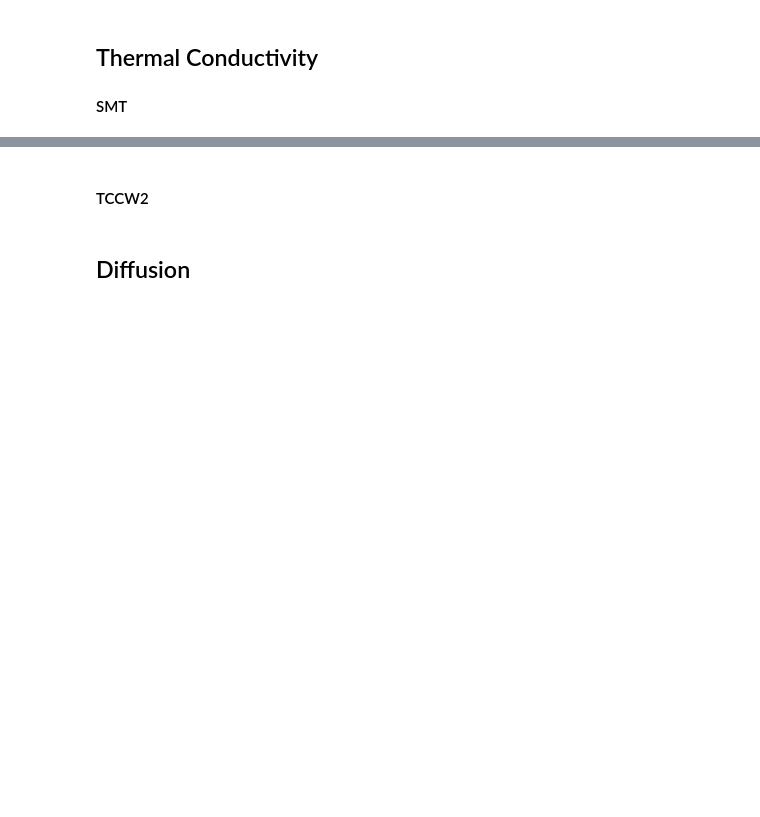
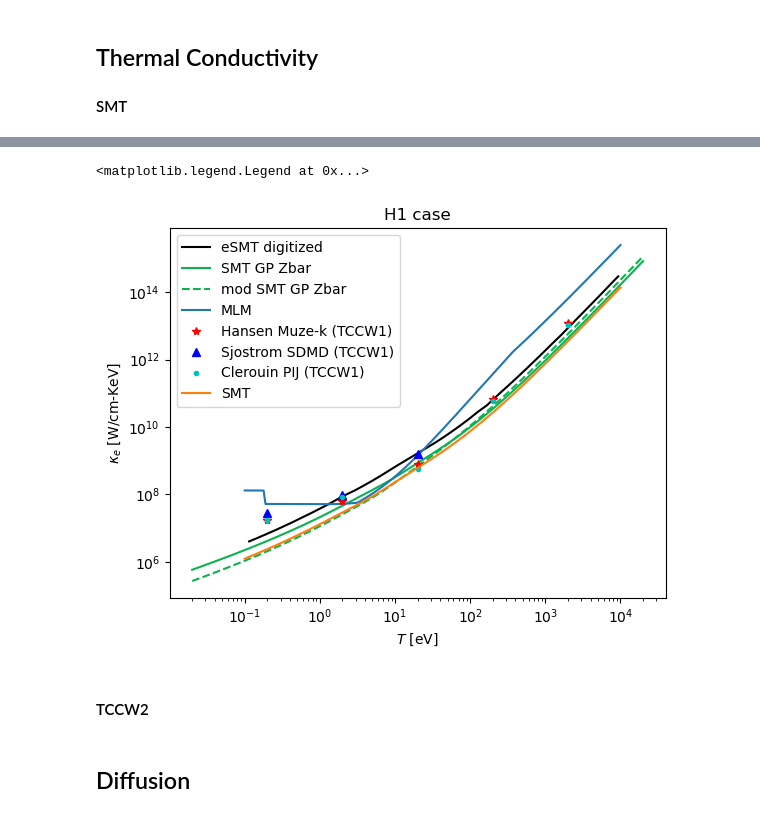
Before and after one commit to ZachAJohnson/SMT, a Jupyter notebook: examples/Example_1.ipynb, the cells around one changed output, grey strips where cells are left out. Saved outputs shown, nothing was run; the diff lists cells and outputs as text; code cells hidden in the pictures; blank space fills up the shorter version.

```diff
--- a/examples/Example_1.ipynb
+++ b/examples/Example_1.ipynb
@@ -195,3 +255,8 @@ ax.legend()
 #### SMT
 # %%
 κ_data_e3b = read_csv("Fig3b_eSMT_κ.txt", delim_whitespace=True, header=1)
+κ_data_GPZbar = read_csv("H_κe_GP_Zbar.txt", delim_whitespace=True, header=0)
+MLM_data = read_csv("MM_MLM_κe_H1.txt", delim_whitespace=True, header=1)
+TTCW1_Hansen_Muzek_data = read_csv("H_2i_Hansen_Muze-k.txt", delim_whitespace=True, header=1)
+TTCW1_Sjostrom_data = read_csv("H_2i_Sjostrom_SDMD.txt", delim_whitespace=True, header=1)
+TTCW1_Clerouin_PIJ_data = read_csv("H_2i_Clerouin_PIJ.txt", delim_whitespace=True, header=1)
@@ -198,18 +273,33 @@ ax.legend()
 # %%
 fig, ax = plt.subplots( facecolor='white')
 
+AU_to_ergpercmsK = AU_to_erg/(AU_to_cm*AU_to_s*AU_to_K)
+AU_to_WpercmKeV  = AU_to_J/AU_to_s / (AU_to_cm*AU_to_eV/1000)
+ergpercmsK_to_WpercmKeV = AU_to_WpercmKeV/AU_to_ergpercmsK
+
+colors=['#0AB34F', '#bf009f', '#00abc3', '#8e92c5', '#cc7014', '#e32851']
+
 # Plot digitized eSMT data
-ax.plot(κ_data_e3b['T[eV]'], κ_data_e3b['κ[erg/cm/s/K]'],'k-', label="eSMT data")
+ax.plot(κ_data_e3b['T[eV]'], κ_data_e3b['κ[erg/cm/s/K]']*ergpercmsK_to_WpercmKeV,'k-', label="eSMT digitized")
+ax.plot(κ_data_GPZbar['T[eV]'], κ_data_GPZbar['κe[W/(keVcm)](SMT)'],color=colors[0], label="SMT GP Zbar")
+ax.plot(κ_data_GPZbar['T[eV]'], κ_data_GPZbar['κe[W/(keVcm)](modSMT)'],color=colors[0],linestyle='--', label="mod SMT GP Zbar")
+ax.plot(MLM_data['T[eV]'], MLM_data['κe[W/cm-KeV]'], label="MLM")
+ax.plot(TTCW1_Hansen_Muzek_data['T[eV]'], TTCW1_Hansen_Muzek_data['κe[erg/s/cm/K]']*ergpercmsK_to_WpercmKeV,'r*', label="Hansen Muze-k (TCCW1)")
+ax.plot(TTCW1_Sjostrom_data['T[eV]'], TTCW1_Sjostrom_data['κe[erg/s/cm/K]']*ergpercmsK_to_WpercmKeV,'b^', label="Sjostrom SDMD (TCCW1)")
+ax.plot(TTCW1_Clerouin_PIJ_data['T[eV]'], TTCW1_Clerouin_PIJ_data['κe[erg/s/cm/K]']*ergpercmsK_to_WpercmKeV,'c.', label="Clerouin PIJ (TCCW1)")
 
-#
-ax.plot(T_AU_list*AU_to_eV, κ_list_cgs, label='SMT')
+ax.plot(T_AU_list*AU_to_eV, κe_list_cgs, label='SMT')
 
-ax.set_ylabel(r"$\kappa$ [erg/cm/s/K]")
+ax.set_ylabel(r"$\kappa_e$ [W/cm-KeV]")
 ax.set_xlabel(r"$T$ [eV]")
 
 # Scales
 ax.set_yscale('log')
 ax.set_xscale('log')
+ax.set_title("H1 case")
 
 # Legend
 ax.legend()
+# %% [output]
+<matplotlib.legend.Legend at 0x...>
+[figure, added]
```
Also changed, not shown: parts of 14 cells of this notebook, 9 other files.
